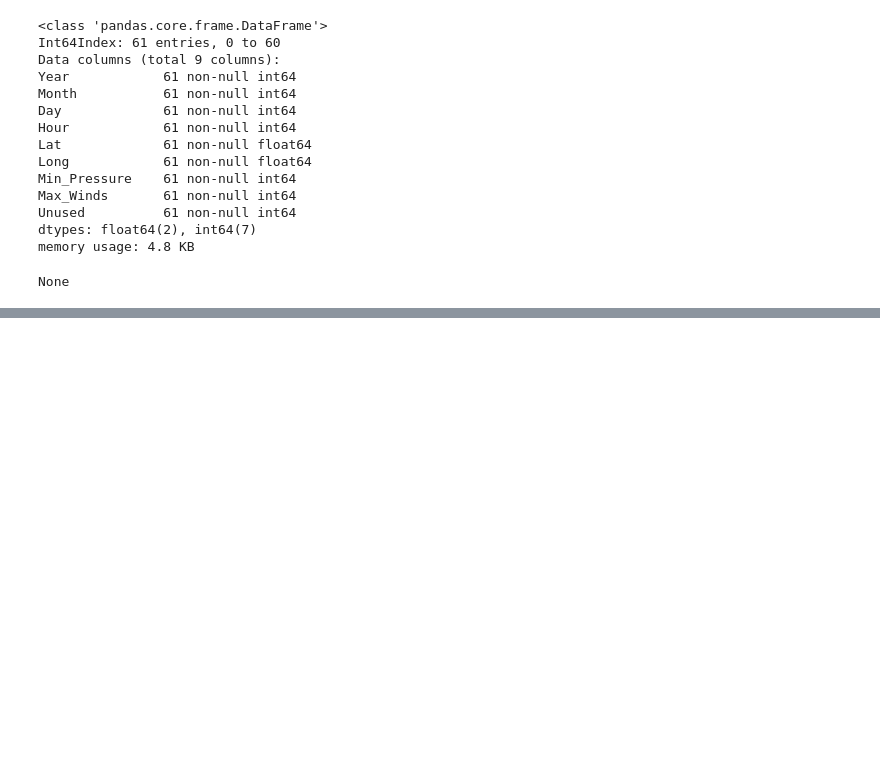
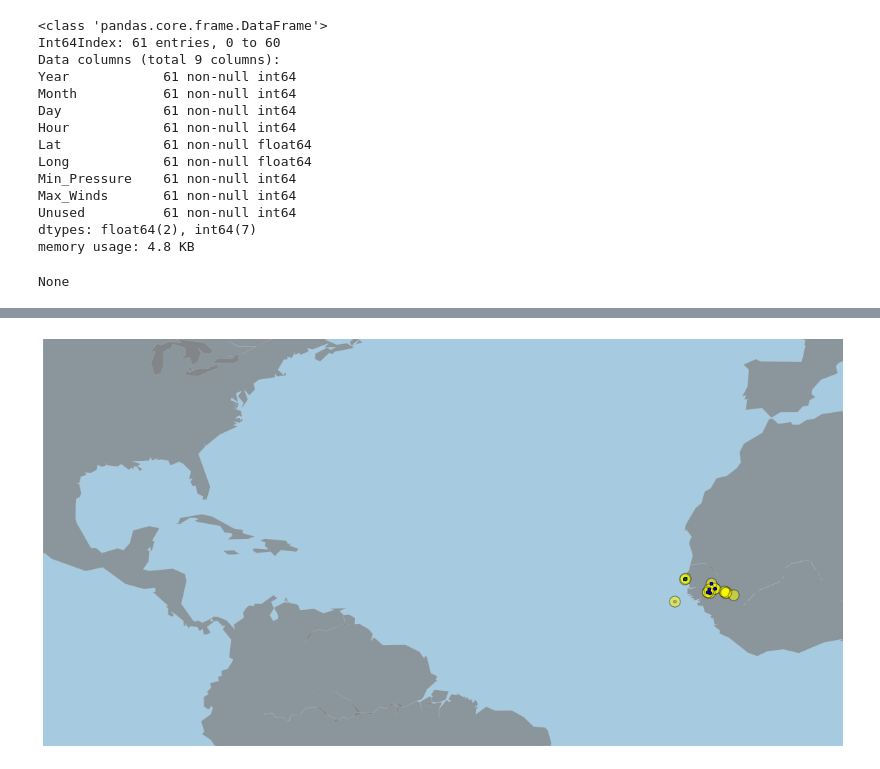
Before and after one commit to aeonwilliams/TeamSqueem, a Jupyter notebook: lighting_graphing/LightningGraphing-KMEANS.ipynb, the cells around one changed output, grey strips where cells are left out. Saved outputs shown, nothing was run; the diff lists cells and outputs as text; code cells hidden in the pictures; blank space fills up the shorter version.

Commit message:
kmeans works yooooo

```diff
--- a/lighting_graphing/LightningGraphing-KMEANS.ipynb
+++ b/lighting_graphing/LightningGraphing-KMEANS.ipynb
@@ -85,7 +88,8 @@ for x in range(len(df['Month'].unique())):
                 aeon_sucks['cluster'] = cluster
                 df_time = df_time.append(aeon_sucks, ignore_index=True)
                 cluster+=1
-
+df_time['distance'] = np.sqrt((df_time['Dist_East_West'] * df_time['Dist_East_West']) +
+                                (df_time['Dist_North_South'] * df_time['Dist_North_South']))
 df_time.info()
 # %% [output]
 <class 'pandas.core.frame.DataFrame'>
@@ -106,0 +112,8 @@ memory usage: 19.4 MB
+# %%
+#apply date restriction if desired
+df_time = df_time[(df_time['Year'] == 2017) &
+                   (df_time['Month'] == 8) &
+                   (df_time['Day'] == 27) &
+                   (df_time['Hour'] == 23) &
+                   (df_time['Min'] == 30)]
+df_time.info()
@@ -107,40 +200,32 @@ memory usage: 19.4 MB
+# %%
+inner_clusters = kmeansify_inner()
+rainband_clusters = kmeansify_rainband()
+outer_clusters = kmeansify_outer()
 # %%
-def kmeansify(num_clusters):
-    kmeans = KMeans(n_clusters=num_clusters, init='k-means++')
+'''
+df_inner.plot.scatter(x='Lat',y='Long', c=labels, s=50, cmap='spring', figsize=(40,40))
+plt.scatter(centers[:, 0], centers[:, 1], c='black', s= 200, alpha=.5)
+plt.show()'''
+inner_centers = pd.DataFrame(data=inner_clusters, columns=["Lat", "Long"])
+rainband_centers = pd.DataFrame(data=rainband_clusters, columns=["Lat", "Long"])
+outer_centers = pd.DataFrame(data=outer_clusters, columns=["Lat", "Long"])
 
-    for current_chunk in range(1,30): #range(1, df cluster max)
-        df_inner = df_time.copy()
-        df_inner['distance'] = np.sqrt((df_inner['Dist_East_West'] * df_inner['Dist_East_West']) +
-                                       (df_inner['Dist_North_South'] * df_inner['Dist_North_South']))
-        df_inner = df_inner[(df_inner['distance'] <= 100) & (df_inner['cluster'] == current_chunk)]
+ln = pd.read_csv('./Irma Storm centered/ATL_17_11_Irma_WWLLN_Locations.txt',header=None,names=["Year","Month","Day","Hour","Min","Sec","Lat","Long","Dist_East_West","Dist_North_South"],low_memory=False,sep=' ')
+minLong_, minLat_, maxLong_, maxLat_ = ln['Long'].min(), ln['Lat'].min(), ln['Long'].max(), ln['Lat'].max()
+buffer = 10
 
-        df_rainband = df_time.copy()
-        df_rainband['distance'] = np.sqrt((df_rainband['Dist_East_West'] * df_rainband['Dist_East_West']) +
-                                       (df_rainband['Dist_North_South'] * df_rainband['Dist_North_South']))
-        df_rainband = df_rainband[(df_rainband['distance'] >= 200) & (df_rainband['distance'] <= 400) & (df_rainband['cluster'] == current_chunk)]
+plt.figure(figsize=(20,20))
+m = Basemap(llcrnrlon=minLong_-buffer, llcrnrlat=minLat_-buffer,urcrnrlon=maxLong_+buffer,urcrnrlat=maxLat_+buffer,lon_0=0,lat_0=0)
+m.drawmapboundary(fill_color='#A6CAE0', linewidth=0)
+m.fillcontinents(color='grey', alpha=0.7, lake_color='grey')
+m.drawcoastlines(linewidth=0.1, color="white")
 
-        kmeans.fit(df_inner[['Lat', 'Long']])
-        df_inner['cluster_label'] = kmeans.fit_predict(df_inner[['Lat', 'Long']])
-        labels = kmeans.predict(df_inner[['Lat', 'Long']])
-        centers = kmeans.cluster_centers_
+# Plot the lightning data
+m.plot(df_time['Long'], df_time['Lat'], linestyle='none', marker="o", markersize=15, alpha=0.3, c="yellow", markeredgecolor="black", markeredgewidth=1)
+m.plot(inner_centers['Long'], inner_centers['Lat'], linestyle='none', marker=".", markersize=8, alpha=0.3, c="red", markeredgecolor="black", markeredgewidth=1)
+m.plot(rainband_centers['Long'], rainband_centers['Lat'], linestyle='none', marker=".", markersize=8, alpha=0.3, c="green", markeredgecolor="black", markeredgewidth=1)
+m.plot(outer_centers['Long'], outer_centers['Lat'], linestyle='none', marker=".", markersize=8, alpha=0.3, c="blue", markeredgecolor="black", markeredgewidth=1)
 
-        '''
-        df_inner.plot.scatter(x='Lat',y='Long', c=labels, s=50, cmap='spring', figsize=(40,40))
-        plt.scatter(centers[:, 0], centers[:, 1], c='black', s= 200, alpha=.5)
-        plt.show()'''
-
-        centers_df = pd.DataFrame(data=centers, columns=["Lat", "Long"])#, "delete"])
-        centers_df = centers_df.iloc[:,:2]
-        ln = pd.read_csv('./Irma Storm centered/ATL_17_11_Irma_WWLLN_Locations.txt',header=None,names=["Year","Month","Day","Hour","Min","Sec","Lat","Long","Dist_East_West","Dist_North_South"],low_memory=False,sep=' ')
-        minLong_, minLat_, maxLong_, maxLat_ = ln['Long'].min(), ln['Lat'].min(), ln['Long'].max(), ln['Lat'].max()
-        buffer = 10
-
-        plt.figure(figsize=(20,20))
-        m = Basemap(llcrnrlon=minLong_-buffer, llcrnrlat=minLat_-buffer,urcrnrlon=maxLong_+buffer,urcrnrlat=maxLat_+buffer,lon_0=0,lat_0=0)
-        m.drawmapboundary(fill_color='#A6CAE0', linewidth=0)
-        m.fillcontinents(color='grey', alpha=0.7, lake_color='grey')
-        m.drawcoastlines(linewidth=0.1, color="white")
-
-        # Plot the lightning data
-        m.plot(centers_df['Long'], centers_df['Lat'], linestyle='none', marker="o", markersize=75, alpha=0.7, c="orange", markeredgecolor="black", markeredgewidth=1)
-        plt.savefig("./data/kmeans/kmeans" + str(current_chunk) ,bbox_inches='tight')
+plt.show()
+# %% [output]
+[figure, added]
```
Also changed, not shown: parts of 7 cells of this notebook.
